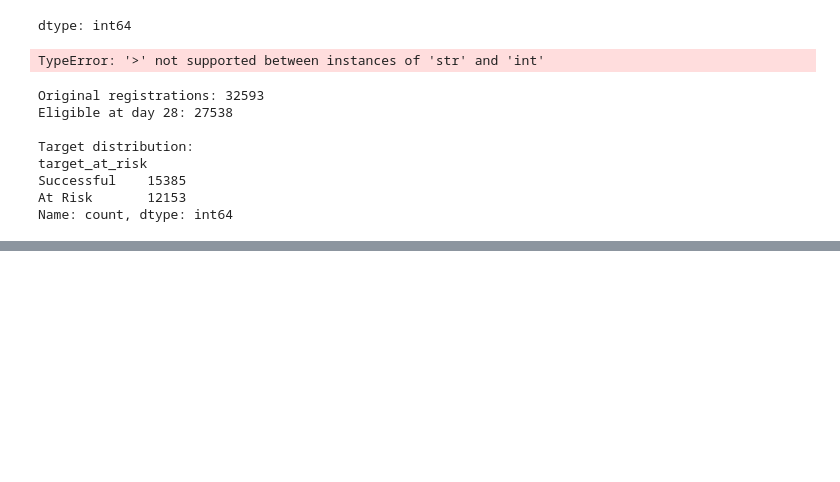
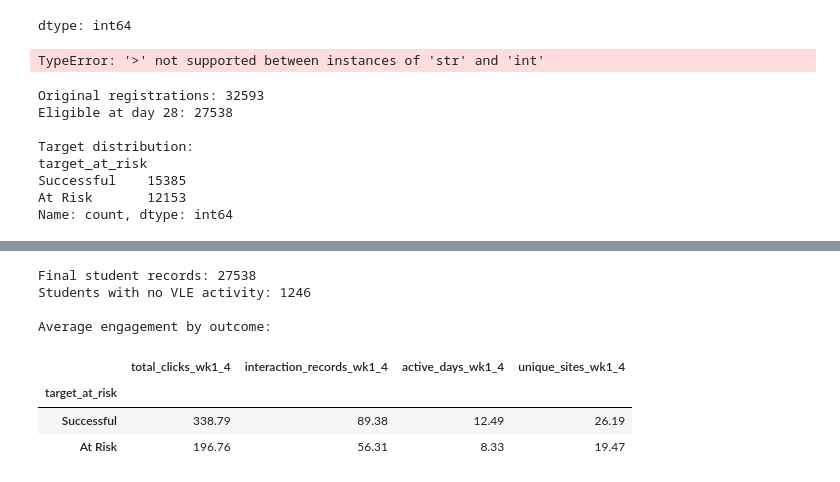
Before and after one commit to dalkhaseeb-D/at-risk-student-prediction, a Jupyter notebook: notebooks/01_data_audit.ipynb, the cells around one changed output, grey strips where cells are left out. Saved outputs shown, nothing was run; the diff lists cells and outputs as text; code cells hidden in the pictures; blank space fills up the shorter version.

```diff
--- a/notebooks/01_data_audit.ipynb
+++ b/notebooks/01_data_audit.ipynb
@@ -152,0 +184,41 @@ Name: count, dtype: int64
+# %%
+engagement_features = [
+    "total_clicks_wk1_4",
+    "interaction_records_wk1_4",
+    "active_days_wk1_4",
+    "unique_sites_wk1_4"
+]
+
+model_data = eligible_students.merge(
+    engagement,
+    on=["code_module", "code_presentation", "id_student"],
+    how="left",
+    validate="one_to_one"
+)
+
+model_data[engagement_features] = (
+    model_data[engagement_features].fillna(0)
+)
+
+print("Final student records:", len(model_data))
+print(
+    "Students with no VLE activity:",
+    (model_data["total_clicks_wk1_4"] == 0).sum()
+)
+
+print("\nAverage engagement by outcome:")
+display(
+    model_data.groupby("target_at_risk")[engagement_features]
+    .mean()
+    .rename(index={0: "Successful", 1: "At Risk"})
+    .round(2)
+)
+# %% [output]
+Final student records: 27538
+Students with no VLE activity: 1246
+
+Average engagement by outcome:
+|  | total_clicks_wk1_4 | interaction_records_wk1_4 | active_days_wk1_4 | unique_sites_wk1_4 |
+| target_at_risk |  |  |  |  |
+| Successful | 338.79 | 89.38 | 12.49 | 26.19 |
+| At Risk | 196.76 | 56.31 | 8.33 | 19.47 |
```
Also changed, not shown: parts of 2 cells of this notebook.
